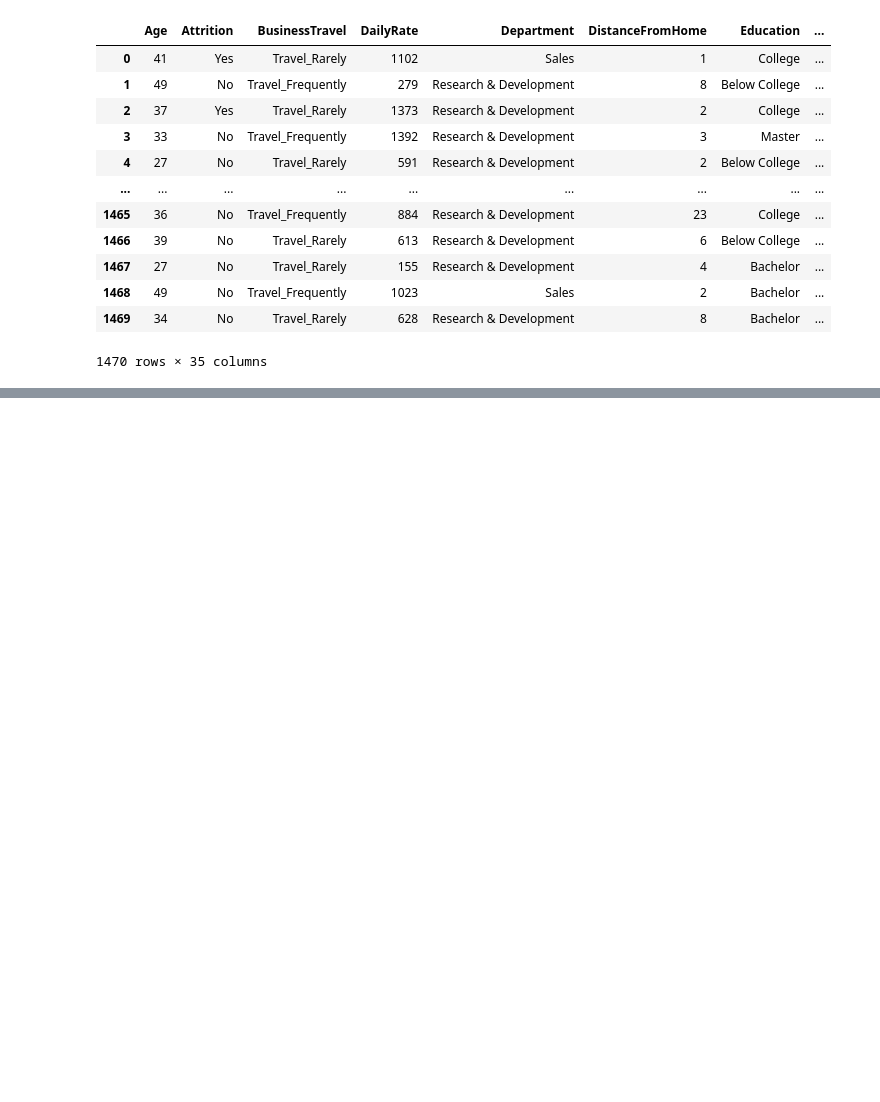
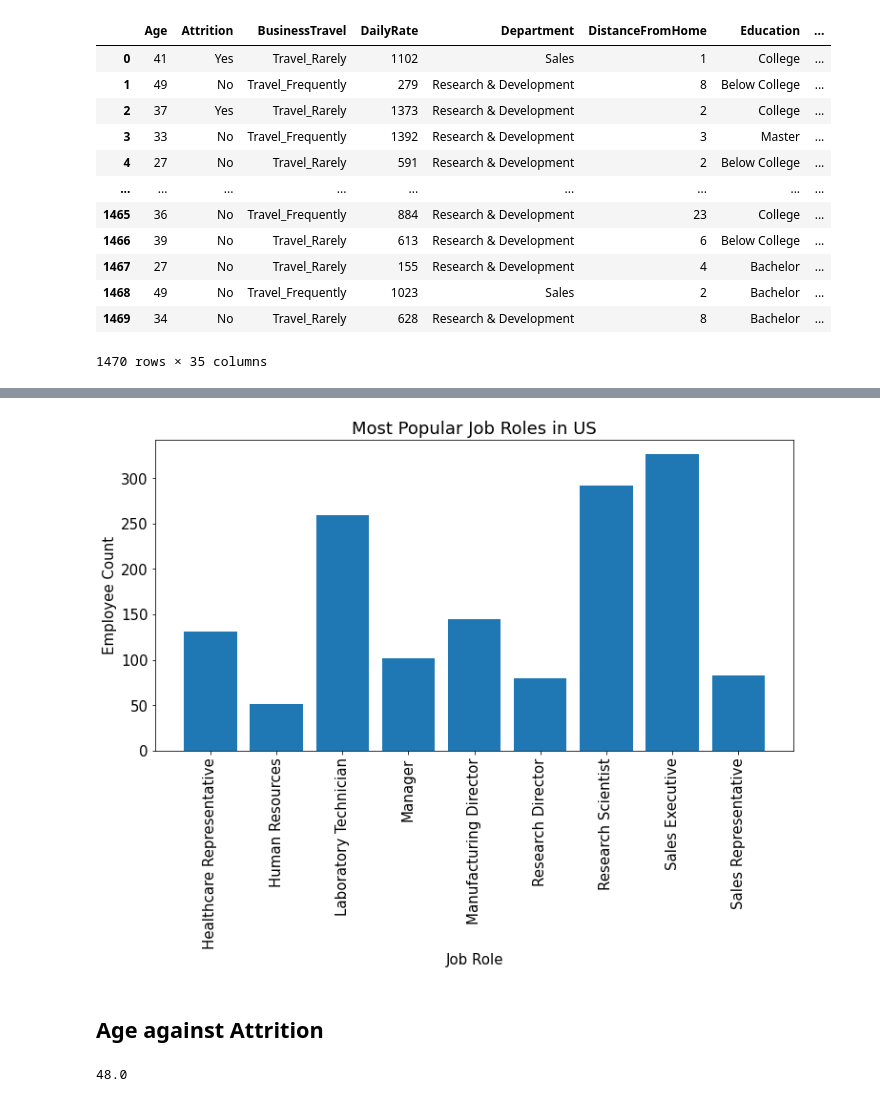
Before and after one commit to ChenZ03/EmployeeAttrition, a Jupyter notebook: Employee Atrrition.ipynb, the cells around one changed output, grey strips where cells are left out. Drawn from its saved outputs; the diff is of its cells as text; code cells hidden in the pictures; blank space fills up the shorter version.

```diff
--- a/Employee Atrrition.ipynb
+++ b/Employee Atrrition.ipynb
@@ -109,0 +143,4 @@ df2
+# %%
+popular = df2[['JobRole', 'EmployeeCount']]
+popular = popular.groupby(['JobRole']).sum()
+popular
@@ -109,0 +159,14 @@ df2
+# %%
+
+fig, axes = plt.subplots(figsize=(12,6))
+axes.bar(popular.index,popular['EmployeeCount'])
+axes.set_xlabel('Job Role')
+axes.set_ylabel('Employee Count')
+axes.set_title('Most Popular Job Roles in US')
+plt.xticks(rotation = 90)
+
+plt.show()
+# %% [output]
+[figure, added]
+# %% [markdown]
+## Age against Attrition
@@ -109,0 +175,8 @@ df2
+# %%
+# Find the max and min and mean of age
+mini = age['Age'].min()
+maxi = age['Age'].max()
+mean = (maxi + mini + 18) /2
+mean
+# %% [output]
+48.0
```
Also changed, not shown: parts of 18 cells of this notebook, 2 other files.
